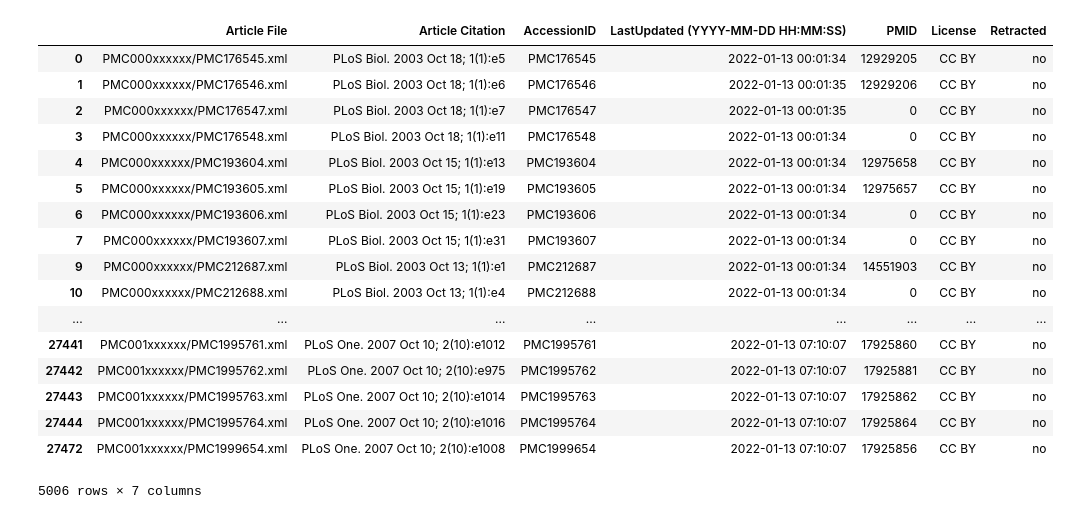
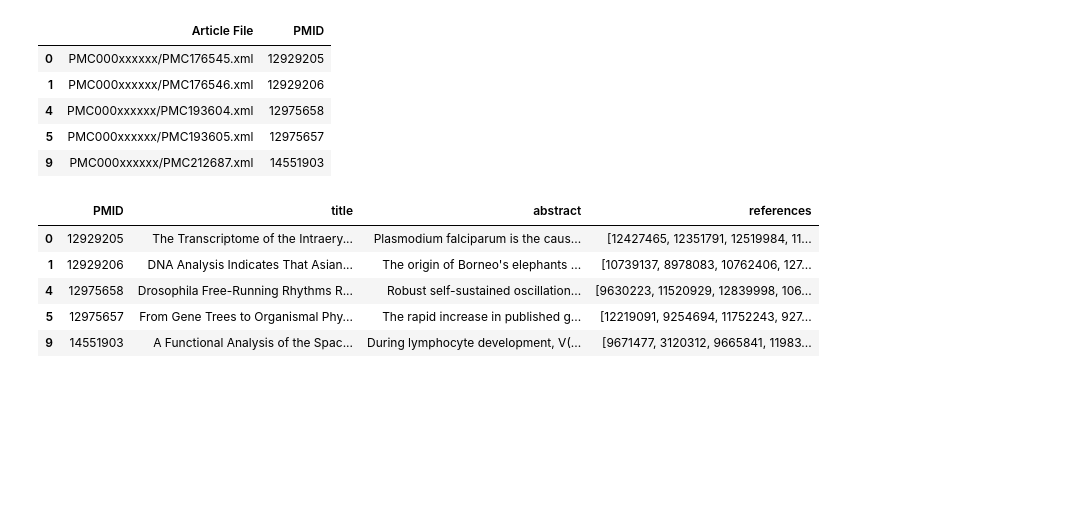
Before and after one commit to danny4343/science-tree, a Jupyter notebook: select_files.ipynb, the cells around one changed output. Cells and saved outputs as stored; diff of their text form; code cells hidden in the pictures; blank space fills up the shorter version.

```diff
--- a/select_files.ipynb
+++ b/select_files.ipynb
@@ -9,3 +7,10 @@ fileList_list = ['files/file_list_0.txt', 'files/file_list_1.txt']
+# %%
+numFiles = 4
+
+fileList_list = []
+
+for i in range (0, numFiles):
+    fileList_list.append('files/file_list_'+str(i)+'.txt')
 # %%
 all_df = []
 for file in fileList_list:
@@ -15,26 +20,16 @@ for file in fileList_list:
 df = pd.concat(all_df)
 # %%
 df = df[df["Article Citation"].str.startswith("PLoS")]
-df
+df = df[["Article File", "PMID"]]
+df = df[df["PMID"] != 0]
+df.head()
 # %% [output]
-|  | Article File | Article Citation | AccessionID | LastUpdated (YYYY-MM-DD HH:MM:SS) | PMID | License | Retracted |
-| 0 | PMC000xxxxxx/PMC176545.xml | PLoS Biol. 2003 Oct 18; 1(1):e5 | PMC176545 | 2022-01-13 00:01:34 | 12929205 | CC BY | no |
-| 1 | PMC000xxxxxx/PMC176546.xml | PLoS Biol. 2003 Oct 18; 1(1):e6 | PMC176546 | 2022-01-13 00:01:35 | 12929206 | CC BY | no |
-| 2 | PMC000xxxxxx/PMC176547.xml | PLoS Biol. 2003 Oct 18; 1(1):e7 | PMC176547 | 2022-01-13 00:01:35 | 0 | CC BY | no |
-| 3 | PMC000xxxxxx/PMC176548.xml | PLoS Biol. 2003 Oct 18; 1(1):e11 | PMC176548 | 2022-01-13 00:01:34 | 0 | CC BY | no |
-| 4 | PMC000xxxxxx/PMC193604.xml | PLoS Biol. 2003 Oct 15; 1(1):e13 | PMC193604 | 2022-01-13 00:01:34 | 12975658 | CC BY | no |
-| 5 | PMC000xxxxxx/PMC193605.xml | PLoS Biol. 2003 Oct 15; 1(1):e19 | PMC193605 | 2022-01-13 00:01:34 | 12975657 | CC BY | no |
-| 6 | PMC000xxxxxx/PMC193606.xml | PLoS Biol. 2003 Oct 15; 1(1):e23 | PMC193606 | 2022-01-13 00:01:34 | 0 | CC BY | no |
-| 7 | PMC000xxxxxx/PMC193607.xml | PLoS Biol. 2003 Oct 15; 1(1):e31 | PMC193607 | 2022-01-13 00:01:34 | 0 | CC BY | no |
-| 9 | PMC000xxxxxx/PMC212687.xml | PLoS Biol. 2003 Oct 13; 1(1):e1 | PMC212687 | 2022-01-13 00:01:34 | 14551903 | CC BY | no |
-| 10 | PMC000xxxxxx/PMC212688.xml | PLoS Biol. 2003 Oct 13; 1(1):e4 | PMC212688 | 2022-01-13 00:01:34 | 0 | CC BY | no |
-| ... | ... | ... | ... | ... | ... | ... | ... |
-| 27441 | PMC001xxxxxx/PMC1995761.xml | PLoS One. 2007 Oct 10; 2(10):e1012 | PMC1995761 | 2022-01-13 07:10:07 | 17925860 | CC BY | no |
-| 27442 | PMC001xxxxxx/PMC1995762.xml | PLoS One. 2007 Oct 10; 2(10):e975 | PMC1995762 | 2022-01-13 07:10:07 | 17925881 | CC BY | no |
-| 27443 | PMC001xxxxxx/PMC1995763.xml | PLoS One. 2007 Oct 10; 2(10):e1014 | PMC1995763 | 2022-01-13 07:10:07 | 17925862 | CC BY | no |
-| 27444 | PMC001xxxxxx/PMC1995764.xml | PLoS One. 2007 Oct 10; 2(10):e1016 | PMC1995764 | 2022-01-13 07:10:07 | 17925864 | CC BY | no |
-| 27472 | PMC001xxxxxx/PMC1999654.xml | PLoS One. 2007 Oct 10; 2(10):e1008 | PMC1999654 | 2022-01-13 07:10:07 | 17925856 | CC BY | no |
+|  | Article File | PMID |
+| 0 | PMC000xxxxxx/PMC176545.xml | 12929205 |
+| 1 | PMC000xxxxxx/PMC176546.xml | 12929206 |
+| 4 | PMC000xxxxxx/PMC193604.xml | 12975658 |
+| 5 | PMC000xxxxxx/PMC193605.xml | 12975657 |
+| 9 | PMC000xxxxxx/PMC212687.xml | 14551903 |
-5006 rows × 7 columns
 # %%
 # initialize empty lists
 titles = []
@@ -89,3 +90,12 @@ df["references"] = refs
+# %%
+df.head()
+# %% [output]
+|  | PMID | title | abstract | references |
+| 0 | 12929205 | The Transcriptome of the Intraery... | Plasmodium falciparum is the caus... | [12427465, 12351791, 12519984, 11... |
+| 1 | 12929206 | DNA Analysis Indicates That Asian... | The origin of Borneo's elephants ... | [10739137, 8978083, 10762406, 127... |
+| 4 | 12975658 | Drosophila Free-Running Rhythms R... | Robust self-sustained oscillation... | [9630223, 11520929, 12839998, 106... |
+| 5 | 12975657 | From Gene Trees to Organismal Phy... | The rapid increase in published g... | [12219091, 9254694, 11752243, 927... |
+| 9 | 14551903 | A Functional Analysis of the Spac... | During lymphocyte development, V(... | [9671477, 3120312, 9665841, 11983... |
 # %%
 lens = df['abstract'].str.split().apply(len)
 print(max(lens))
```
Also changed, not shown: parts of 6 cells of this notebook, 2 other files.
